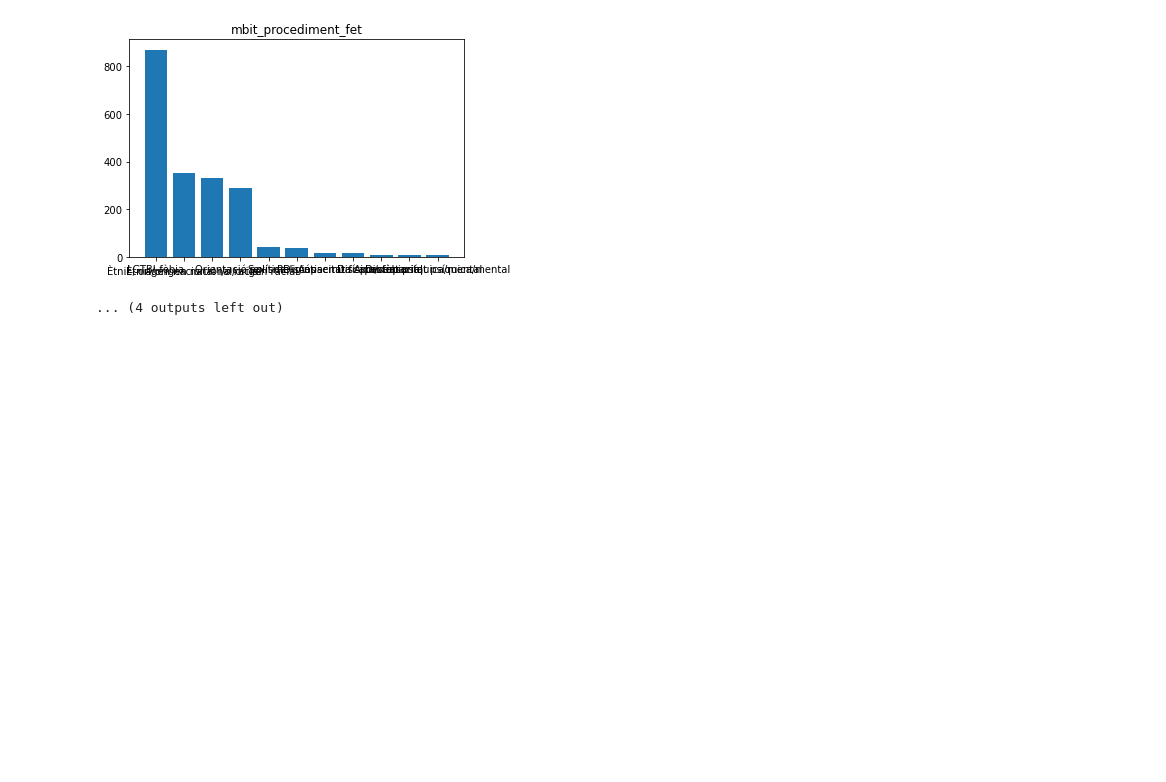
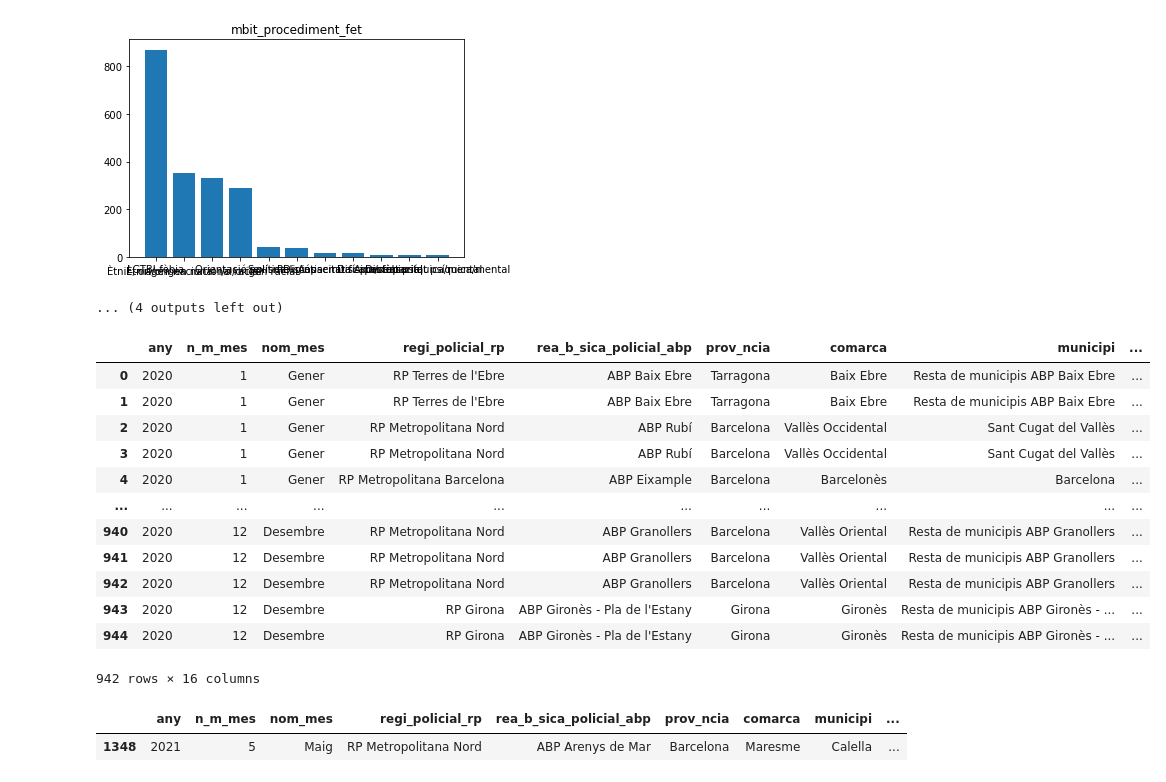
Before and after one commit to robedamo/data_analysis_project, a Jupyter notebook: Chaky/Chaky_Police.ipynb, the cells around one changed output. Saved outputs shown, nothing was run; the diff lists cells and outputs as text; code cells hidden in the pictures; blank space fills up the shorter version.

```diff
--- a/Chaky/Chaky_Police.ipynb
+++ b/Chaky/Chaky_Police.ipynb
@@ -357,3 +357,20 @@ for i in llista_categories:
 [figure]
 [figure]
 ... (4 outputs left out)
+# %%
+results_df_2020 = results_df[results_df["any"]=="2020"]
+results_df_2020
+# %% [output]
+|  | any | n_m_mes | nom_mes | regi_policial_rp | rea_b_sica_policial_abp | prov_ncia | comarca | municipi | ... |
+| 0 | 2020 | 1 | Gener | RP Terres de l'Ebre | ABP Baix Ebre | Tarragona | Baix Ebre | Resta de municipis ABP Baix Ebre | ... |
+| 1 | 2020 | 1 | Gener | RP Terres de l'Ebre | ABP Baix Ebre | Tarragona | Baix Ebre | Resta de municipis ABP Baix Ebre | ... |
+| 2 | 2020 | 1 | Gener | RP Metropolitana Nord | ABP Rubí | Barcelona | Vallès Occidental | Sant Cugat del Vallès | ... |
+| 3 | 2020 | 1 | Gener | RP Metropolitana Nord | ABP Rubí | Barcelona | Vallès Occidental | Sant Cugat del Vallès | ... |
+| 4 | 2020 | 1 | Gener | RP Metropolitana Barcelona | ABP Eixample | Barcelona | Barcelonès | Barcelona | ... |
+| ... | ... | ... | ... | ... | ... | ... | ... | ... | ... |
+| 940 | 2020 | 12 | Desembre | RP Metropolitana Nord | ABP Granollers | Barcelona | Vallès Oriental | Resta de municipis ABP Granollers | ... |
+| 941 | 2020 | 12 | Desembre | RP Metropolitana Nord | ABP Granollers | Barcelona | Vallès Oriental | Resta de municipis ABP Granollers | ... |
+| 942 | 2020 | 12 | Desembre | RP Metropolitana Nord | ABP Granollers | Barcelona | Vallès Oriental | Resta de municipis ABP Granollers | ... |
+| 943 | 2020 | 12 | Desembre | RP Girona | ABP Gironès - Pla de l'Estany | Girona | Gironès | Resta de municipis ABP Gironès - ... | ... |
+| 944 | 2020 | 12 | Desembre | RP Girona | ABP Gironès - Pla de l'Estany | Girona | Gironès | Resta de municipis ABP Gironès - ... | ... |
+942 rows × 16 columns
@@ -359,0 +380,5 @@ for i in llista_categories:
+# %%
+results_df[results_df["municipi"]=="Calella"]
+# %% [output]
+|  | any | n_m_mes | nom_mes | regi_policial_rp | rea_b_sica_policial_abp | prov_ncia | comarca | municipi | ... |
+| 1348 | 2021 | 5 | Maig | RP Metropolitana Nord | ABP Arenys de Mar | Barcelona | Maresme | Calella | ... |
```
Also changed, not shown: parts of 5 cells of this notebook, 1 other file.
